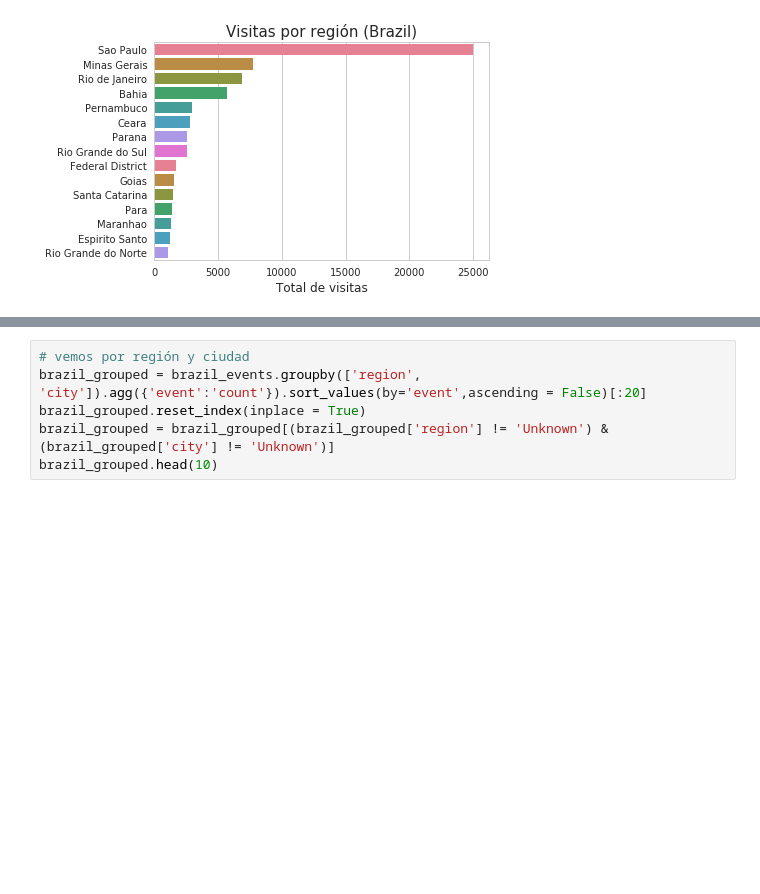
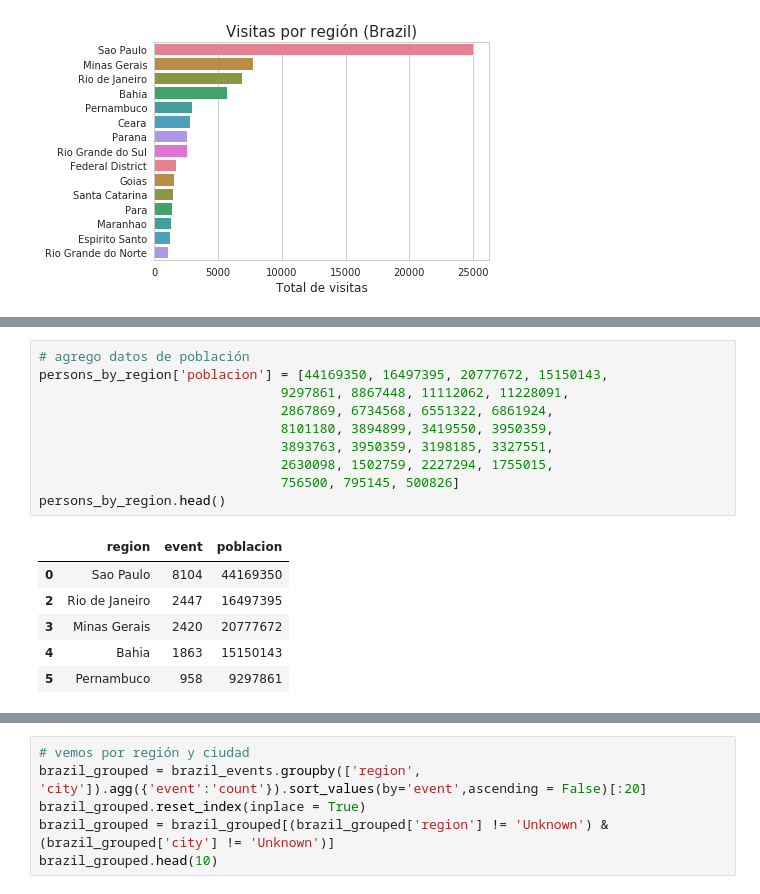
Before and after one commit to jowisaidman/tp1_analisis_exploratorio, a Jupyter notebook: Notebooks/Camila/Resumen/location_analisis.ipynb, the cells around one changed output, grey strips where cells are left out. Drawn from its saved outputs; the diff is of its cells as text; blank space fills up the shorter version.

```diff
--- a/Notebooks/Camila/Resumen/location_analisis.ipynb
+++ b/Notebooks/Camila/Resumen/location_analisis.ipynb
@@ -87,0 +101,17 @@ Se corresponde con las ciudades de mayor población #fuente: wikipedia
+# %%
+# agrego datos de población
+persons_by_region['poblacion'] = [44169350, 16497395, 20777672, 15150143,
+                               9297861, 8867448, 11112062, 11228091,
+                               2867869, 6734568, 6551322, 6861924,
+                               8101180, 3894899, 3419550, 3950359,
+                               3893763, 3950359, 3198185, 3327551,
+                               2630098, 1502759, 2227294, 1755015,
+                               756500, 795145, 500826]
+persons_by_region.head()
+# %% [output]
+|  | region | event | poblacion |
+| 0 | Sao Paulo | 8104 | 44169350 |
+| 2 | Rio de Janeiro | 2447 | 16497395 |
+| 3 | Minas Gerais | 2420 | 20777672 |
+| 4 | Bahia | 1863 | 15150143 |
+| 5 | Pernambuco | 958 | 9297861 |
```
Also changed, not shown: parts of 4 cells of this notebook, 1 other file.
